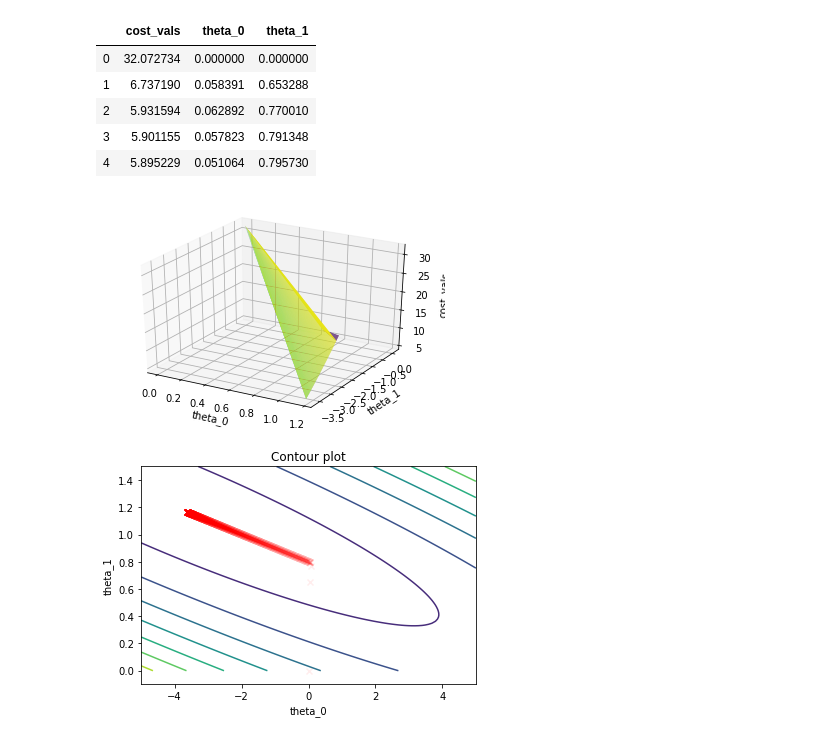
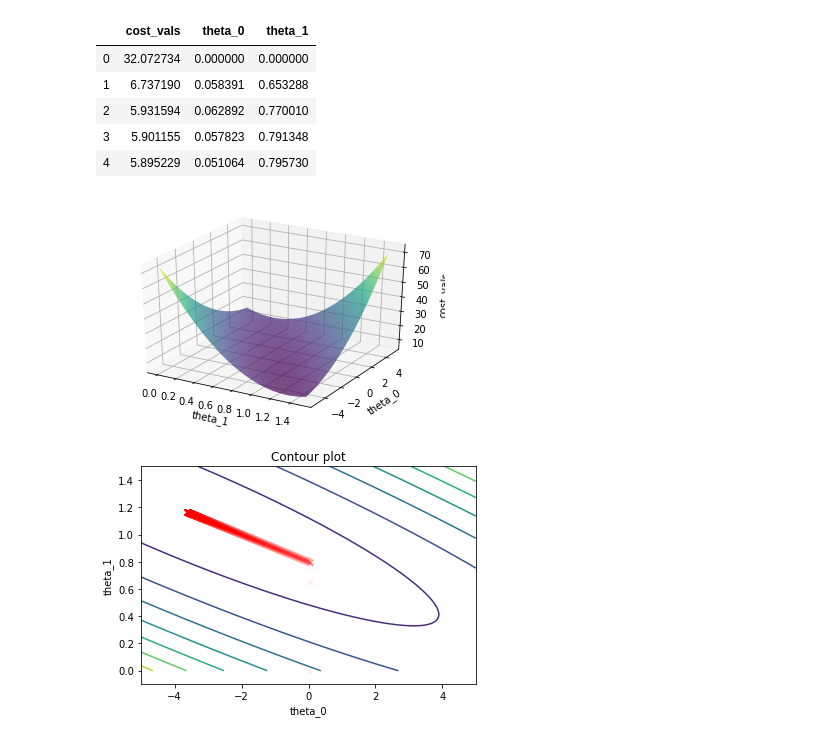
Before and after one commit to MiqG/coursera-machine_learning, a Jupyter notebook: exercises/ex1/ex1.ipynb, the cells around one changed output. Cells and saved outputs as stored; diff of their text form; code cells hidden in the pictures.

```diff
--- a/exercises/ex1/ex1.ipynb
+++ b/exercises/ex1/ex1.ipynb
@@ -72,7 +72,7 @@ alpha = 0.01 # learning rate
 # function to calculate y of a linear model
 def linear_model(x_values,pars):
     # linear model
-    r = x_values[0]*pars[0]+ x_values[1]*pars[1]
+    r = pars.dot(np.transpose(x_values))
     return r
 
 # function to compute the cost
@@ -159,17 +159,6 @@ df.head()
 | 2 | 5.931594 | 0.062892 | 0.770010 |
 | 3 | 5.901155 | 0.057823 | 0.791348 |
 | 4 | 5.895229 | 0.051064 | 0.795730 |
-# %%
-# Make the plot
-fig = plt.figure()
-ax = fig.gca(projection='3d')
-ax.plot_trisurf( df['theta_1'],df['theta_0'],df['cost_vals'], cmap=plt.cm.viridis, linewidth=0.2)
-ax.set_xlabel('theta_0')
-ax.set_ylabel('theta_1')
-ax.set_zlabel('cost_vals');
-plt.show()
-# %% [output]
-[figure, removed]
 # %%
 # Contour plot
 x = np.linspace(-5,5,100)
@@ -181,7 +170,18 @@ Z = np.zeros(theta_0.shape)
 for i in range(Z.shape[0]):
     for j in range(Z.shape[1]):
         tmp_pars = np.array([theta_0[i,j],theta_1[i,j]])
-        Z[i,j] = compute_cost(np.array([np.ones(len(dat)),np.array(dat['population'])]),tmp_pars,dat['profit'])
+        Z[i,j] = compute_cost(np.c_[np.ones(len(dat)),np.array(dat['population'])],tmp_pars,dat['profit'])
+# %%
+# Make the 3D plot
+fig = plt.figure()
+ax = fig.gca(projection='3d')
+ax.plot_trisurf(theta_1.flatten(),theta_0.flatten(),Z.flatten(),cmap=plt.cm.viridis, linewidth=0.2)
+ax.set_xlabel('theta_1')
+ax.set_ylabel('theta_0')
+ax.set_zlabel('cost_vals');
+plt.show()
+# %% [output]
+[figure, added]
 # %%
 # contour
 plt.contour(theta_0,theta_1,Z)
```
Also changed, not shown: parts of 22 cells of this notebook, 35 other files.
